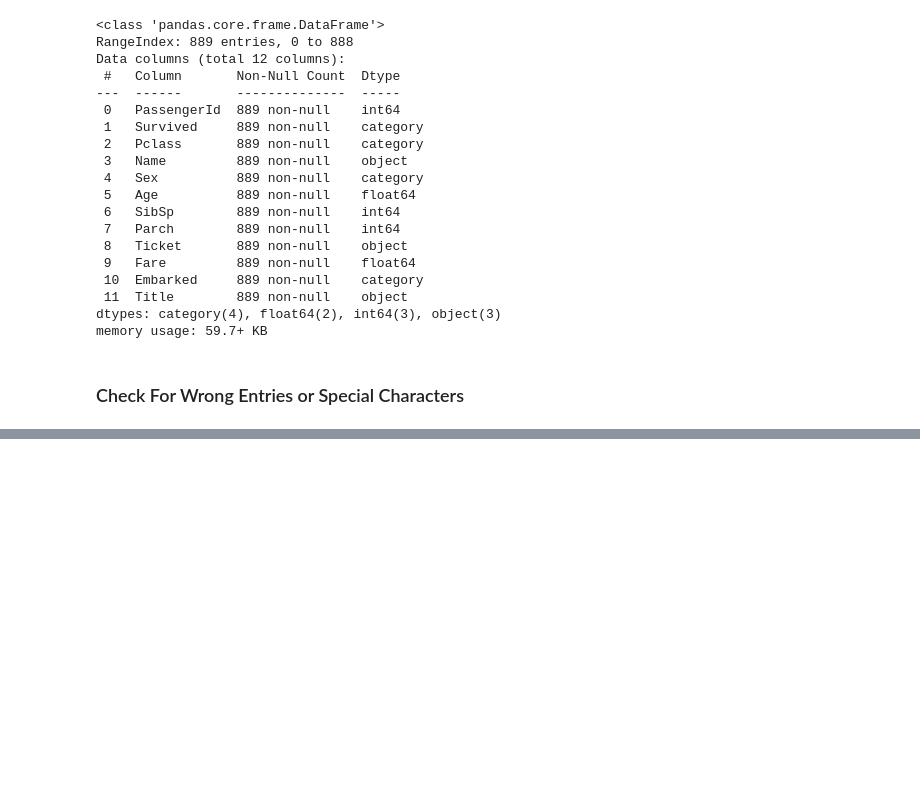
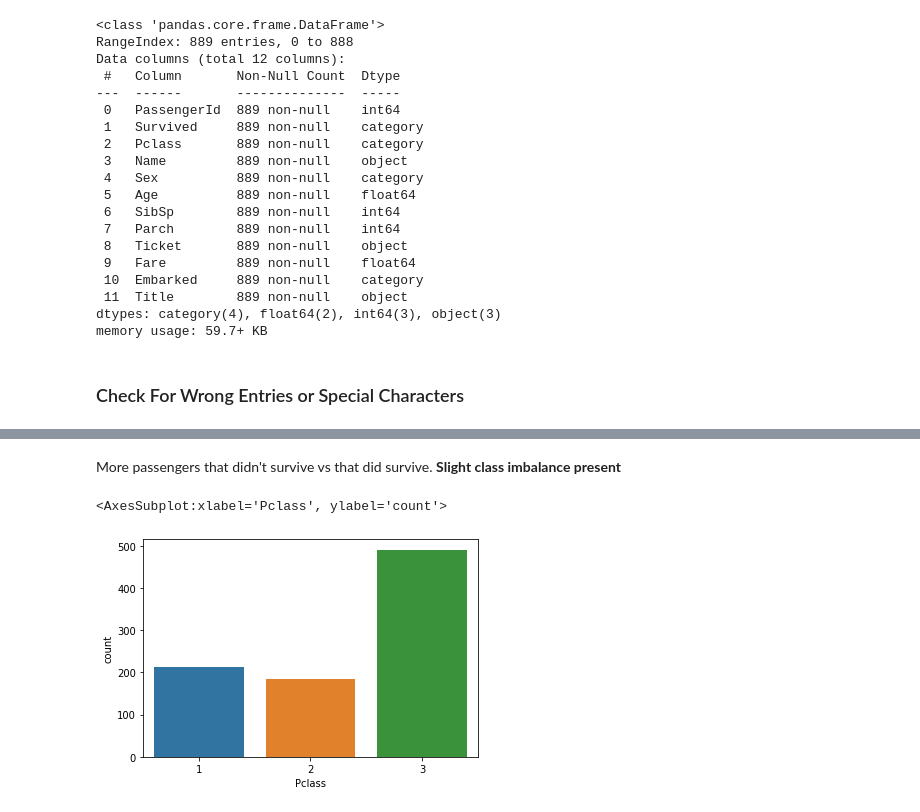
Before and after one commit to sangamans/Road-to-Kaggle-Expert, a Jupyter notebook: titanic-prediction.ipynb, the cells around one changed output, grey strips where cells are left out. Drawn from its saved outputs; the diff is of its cells as text; code cells hidden in the pictures; blank space fills up the shorter version.

```diff
--- a/titanic-prediction.ipynb
+++ b/titanic-prediction.ipynb
@@ -137,0 +176,8 @@ memory usage: 59.7+ KB
+# %% [markdown]
+More passengers that didn't survive vs that did survive. **Slight class imbalance present**
+# %%
+# Distribution of Pclass
+sns.countplot(x="Pclass", data=train)
+# %% [output]
+<AxesSubplot:xlabel='Pclass', ylabel='count'>
+[figure, added]
```
Also changed, not shown: parts of 29 cells of this notebook.
